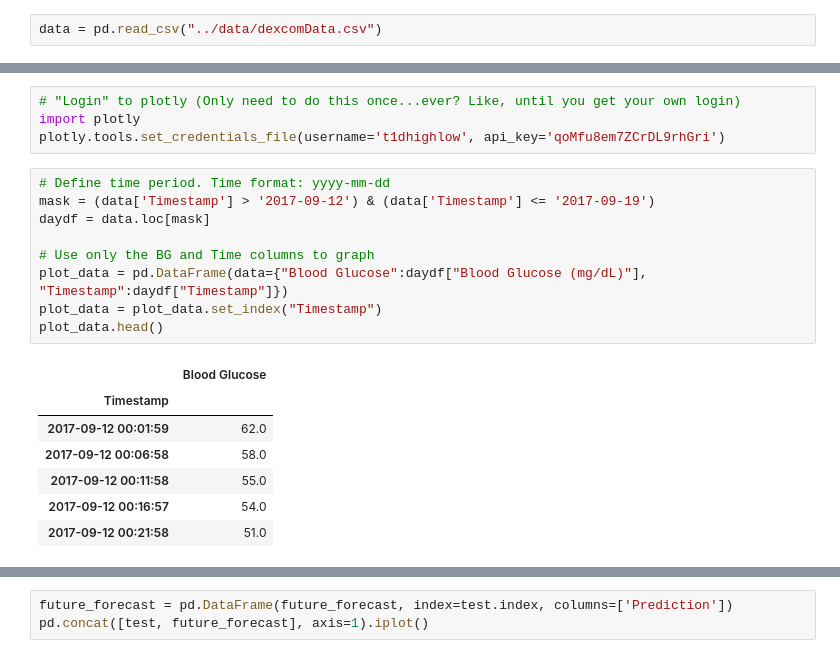
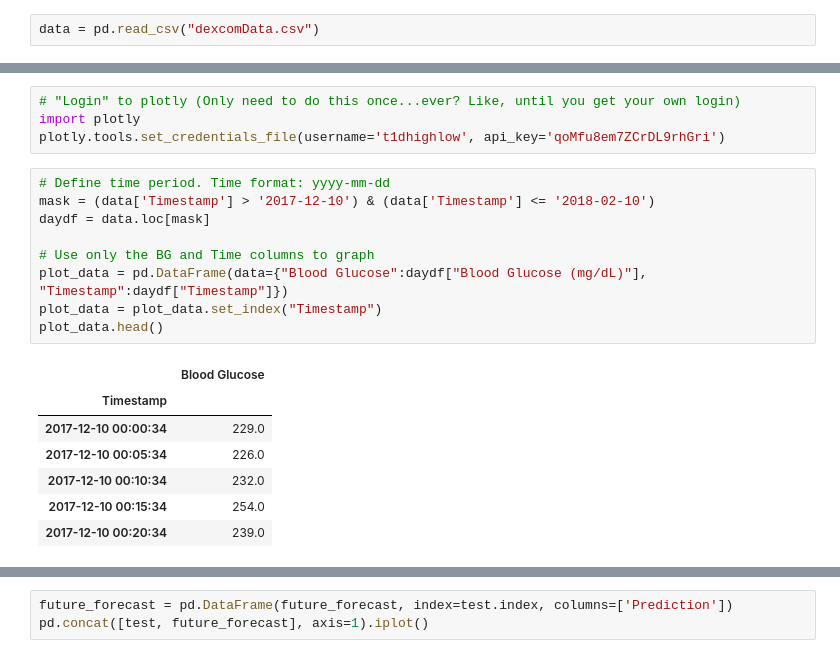
Before and after one commit to r-matt-hawley/MachineLearning-Diabetes, a Jupyter notebook: notebooks/Auto ARIMA(matt).ipynb, the cells around one changed output, grey strips where cells are left out. Drawn from its saved outputs; the diff is of its cells as text.

```diff
--- a/notebooks/Auto ARIMA(matt).ipynb
+++ b/notebooks/Auto ARIMA(matt).ipynb
@@ -2,7 +2,7 @@
 import pandas as pd
 import numpy
 # %%
-data = pd.read_csv("../data/dexcomData.csv")
+data = pd.read_csv("dexcomData.csv")
 # %%
 data.head()
 # %% [output]
@@ -53,20 +42,20 @@ import plotly
 plotly.tools.set_credentials_file(username='t1dhighlow', api_key='qoMfu8em7ZCrDL9rhGri')
 # %%
 # Define time period. Time format: yyyy-mm-dd
-mask = (data['Timestamp'] > '2017-09-12') & (data['Timestamp'] <= '2017-09-19')
+mask = (data['Timestamp'] > '2017-12-10') & (data['Timestamp'] <= '2018-02-10')
 daydf = data.loc[mask]
 
 # Use only the BG and Time columns to graph
 plot_data = pd.DataFrame(data={"Blood Glucose":daydf["Blood Glucose (mg/dL)"], "Timestamp":daydf["Timestamp"]})
 plot_data = plot_data.set_index("Timestamp")
 plot_data.head()
 # %% [output]
 |  | Blood Glucose |
 | Timestamp |  |
-| 2017-09-12 00:01:59 | 62.0 |
-| 2017-09-12 00:06:58 | 58.0 |
-| 2017-09-12 00:11:58 | 55.0 |
-| 2017-09-12 00:16:57 | 54.0 |
-| 2017-09-12 00:21:58 | 51.0 |
+| 2017-12-10 00:00:34 | 229.0 |
+| 2017-12-10 00:05:34 | 226.0 |
+| 2017-12-10 00:10:34 | 232.0 |
+| 2017-12-10 00:15:34 | 254.0 |
+| 2017-12-10 00:20:34 | 239.0 |
 # %%
 # Use this to see all data. Spoiler alert: it takes a while to plot: about 30 seconds on my machine.
```
Also changed, not shown: parts of 21 cells of this notebook.
